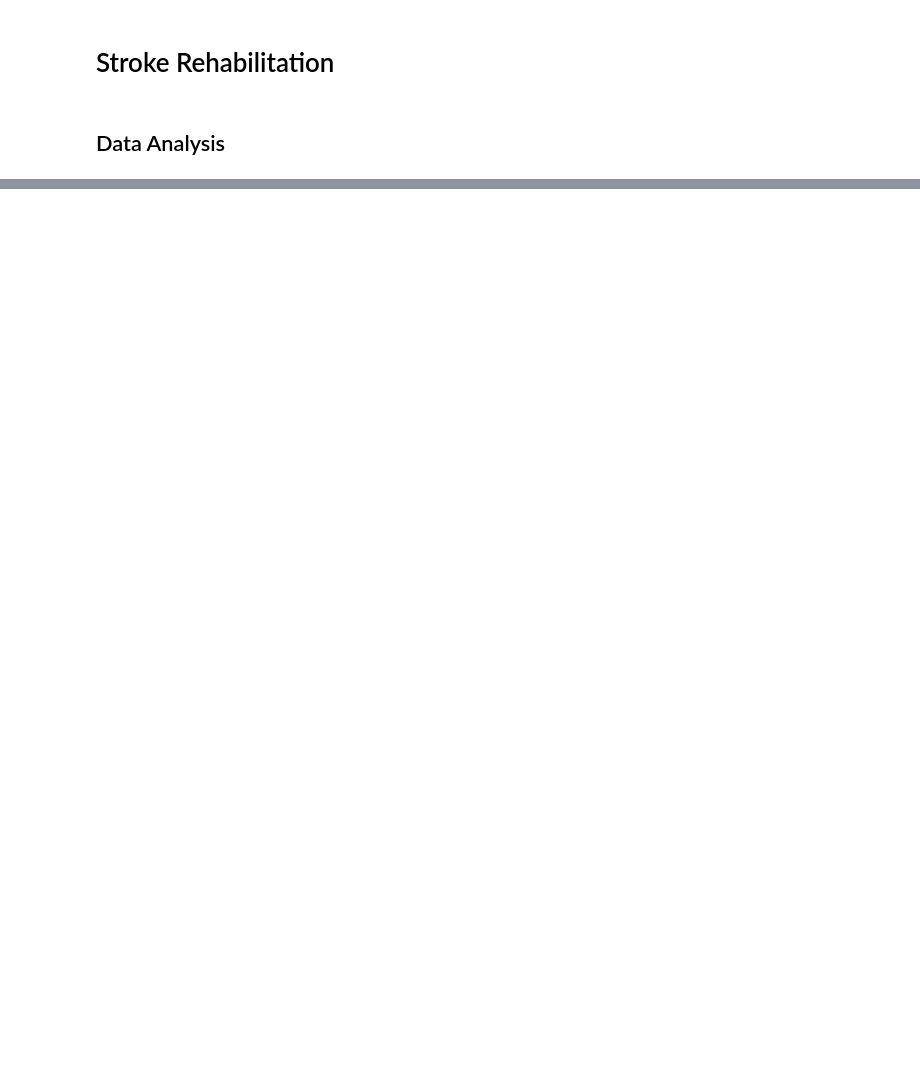
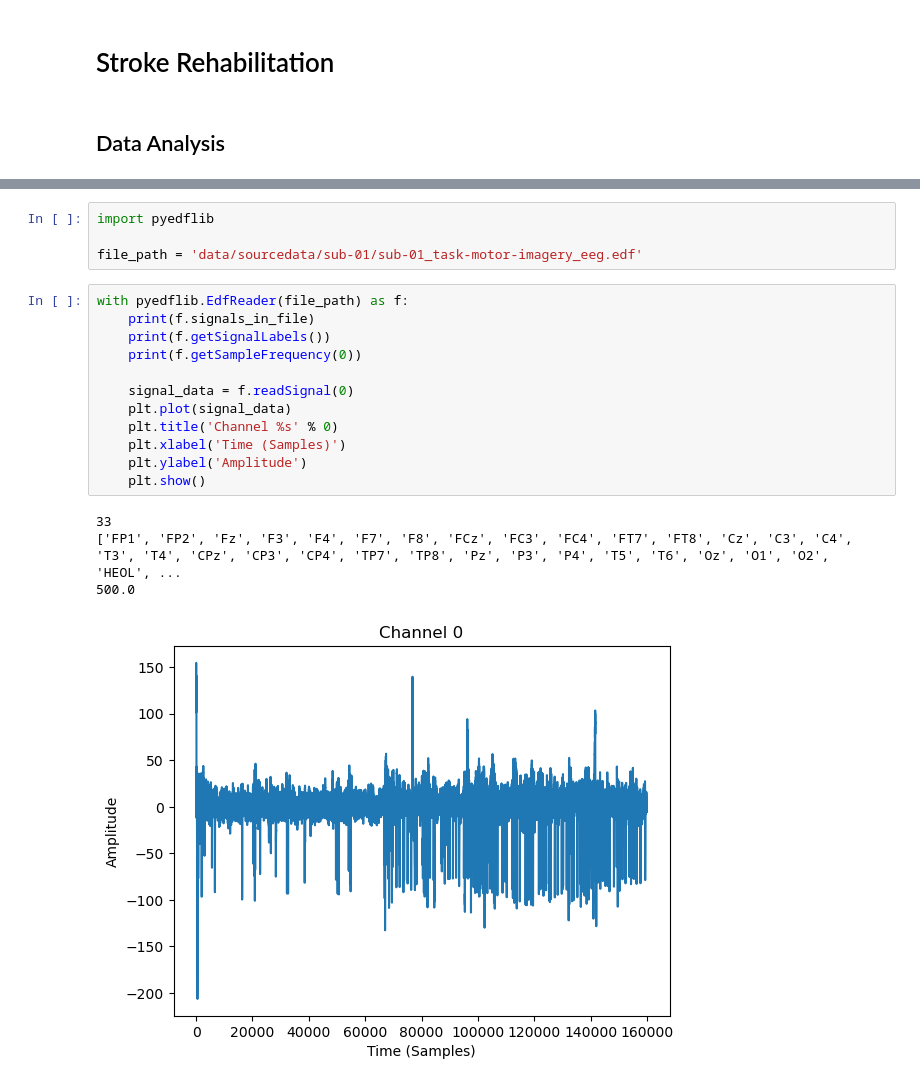
Before and after one commit to durvesh28210/StrokeRehab, a Jupyter notebook: stroke-rehabilitation.ipynb, the cells around one changed output, grey strips where cells are left out. Saved outputs shown, nothing was run; the diff lists cells and outputs as text; blank space fills up the shorter version.

```diff
--- a/stroke-rehabilitation.ipynb
+++ b/stroke-rehabilitation.ipynb
@@ -11,0 +111,21 @@ AttributeError: 'dict' object has no attribute 'iteritems'
+# %%
+import pyedflib
+
+file_path = 'data/sourcedata/sub-01/sub-01_task-motor-imagery_eeg.edf'
+# %%
+with pyedflib.EdfReader(file_path) as f:
+    print(f.signals_in_file)
+    print(f.getSignalLabels())
+    print(f.getSampleFrequency(0))
+
+    signal_data = f.readSignal(0)
+    plt.plot(signal_data)
+    plt.title('Channel %s' % 0)
+    plt.xlabel('Time (Samples)')
+    plt.ylabel('Amplitude')
+    plt.show()
+# %% [output]
+33
+['FP1', 'FP2', 'Fz', 'F3', 'F4', 'F7', 'F8', 'FCz', 'FC3', 'FC4', 'FT7', 'FT8', 'Cz', 'C3', 'C4', 'T3', 'T4', 'CPz', 'CP3', 'CP4', 'TP7', 'TP8', 'Pz', 'P3', 'P4', 'T5', 'T6', 'Oz', 'O1', 'O2', 'HEOL', ...
+500.0
+[figure, added]
```
Also changed, not shown: parts of 11 cells of this notebook, 3 other files.
